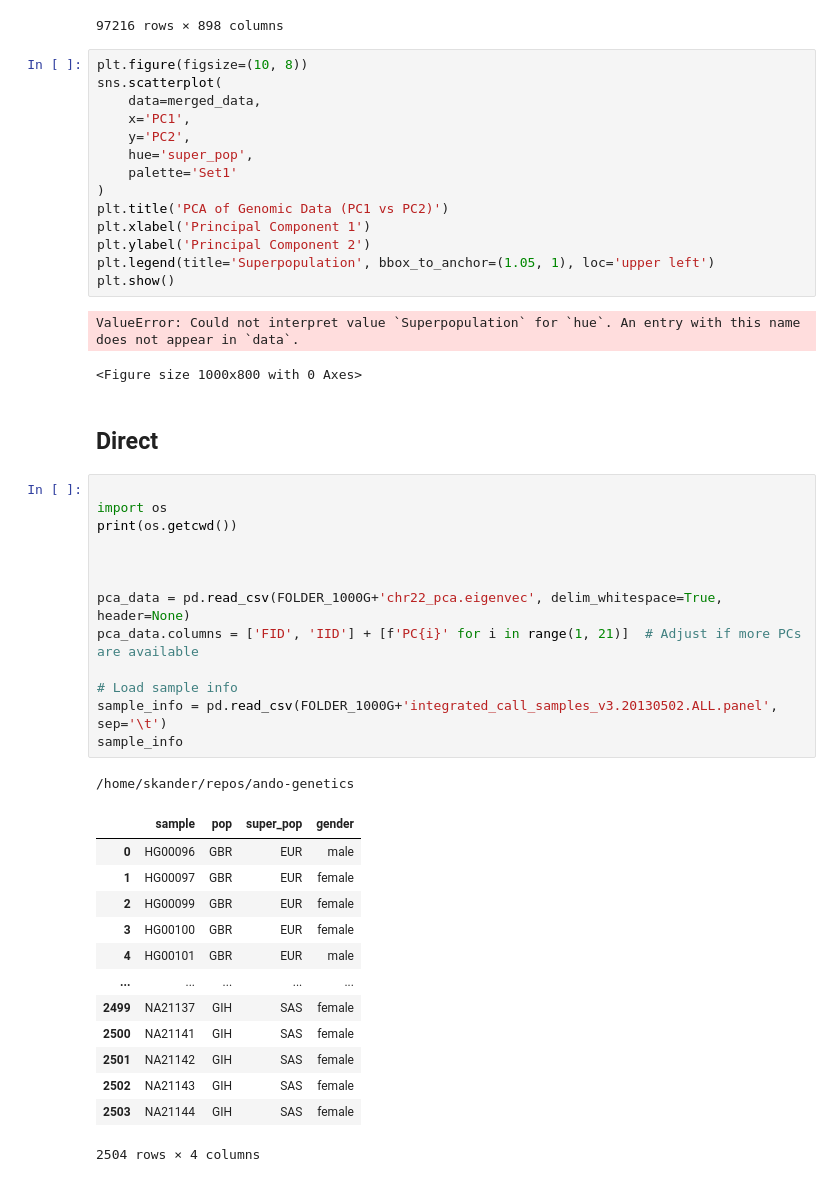
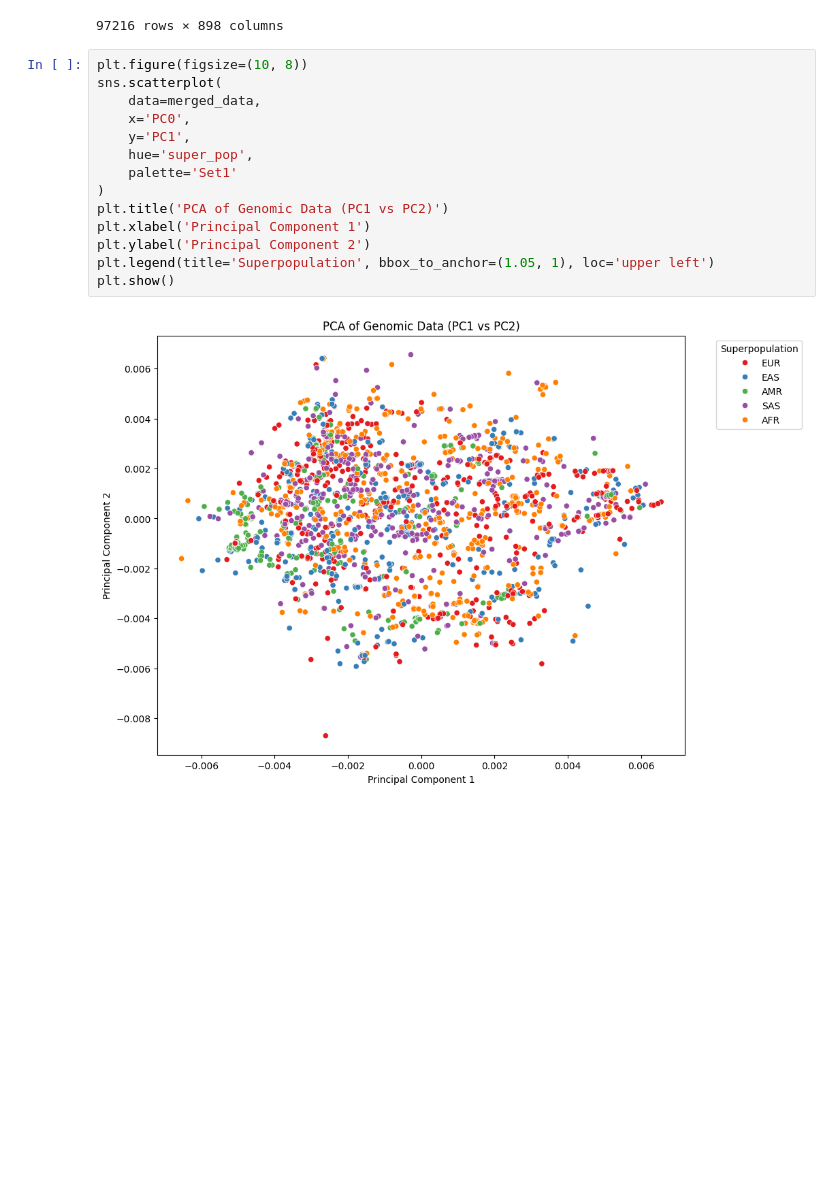
Before and after one commit to Skanx7/genetic-population-clustering, a Jupyter notebook: notebook.ipynb, the cells around one changed output. Cells and saved outputs as stored; diff of their text form; blank space fills up the shorter version.

```diff
--- a/notebook.ipynb
+++ b/notebook.ipynb
@@ -108,47 +104,16 @@ merged_data
 # %%
 plt.figure(figsize=(10, 8))
 sns.scatterplot(
     data=merged_data,
-    x='PC1',
-    y='PC2',
+    x='PC0',
+    y='PC1',
     hue='super_pop',
     palette='Set1'
 )
 plt.title('PCA of Genomic Data (PC1 vs PC2)')
 plt.xlabel('Principal Component 1')
 plt.ylabel('Principal Component 2')
 plt.legend(title='Superpopulation', bbox_to_anchor=(1.05, 1), loc='upper left')
 plt.show()
 # %% [output]
-ValueError: Could not interpret value `Superpopulation` for `hue`. An entry with this name does not appear in `data`.
-<Figure size 1000x800 with 0 Axes>
+[figure, added]
-# %% [markdown]
-## Direct
-# %%
-
-import os
-print(os.getcwd())
-
-
-
-pca_data = pd.read_csv(FOLDER_1000G+'chr22_pca.eigenvec', delim_whitespace=True, header=None)
-pca_data.columns = ['FID', 'IID'] + [f'PC{i}' for i in range(1, 21)]  # Adjust if more PCs are available
-
-# Load sample info
-sample_info = pd.read_csv(FOLDER_1000G+'integrated_call_samples_v3.20130502.ALL.panel', sep='\t')
-sample_info
-# %% [output]
-/home/skander/repos/ando-genetics
-|  | sample | pop | super_pop | gender |
-| 0 | HG00096 | GBR | EUR | male |
-| 1 | HG00097 | GBR | EUR | female |
-| 2 | HG00099 | GBR | EUR | female |
-| 3 | HG00100 | GBR | EUR | female |
-| 4 | HG00101 | GBR | EUR | male |
-| ... | ... | ... | ... | ... |
-| 2499 | NA21137 | GIH | SAS | female |
-| 2500 | NA21141 | GIH | SAS | female |
-| 2501 | NA21142 | GIH | SAS | female |
-| 2502 | NA21143 | GIH | SAS | female |
-| 2503 | NA21144 | GIH | SAS | female |
-2504 rows × 4 columns
```
Also changed, not shown: parts of 5 cells of this notebook.
